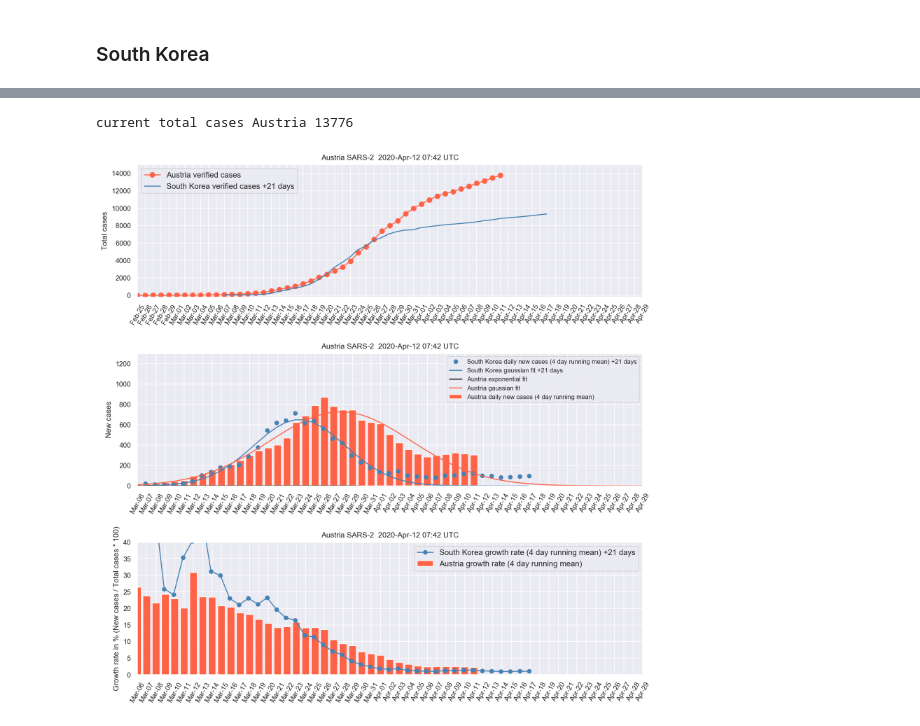
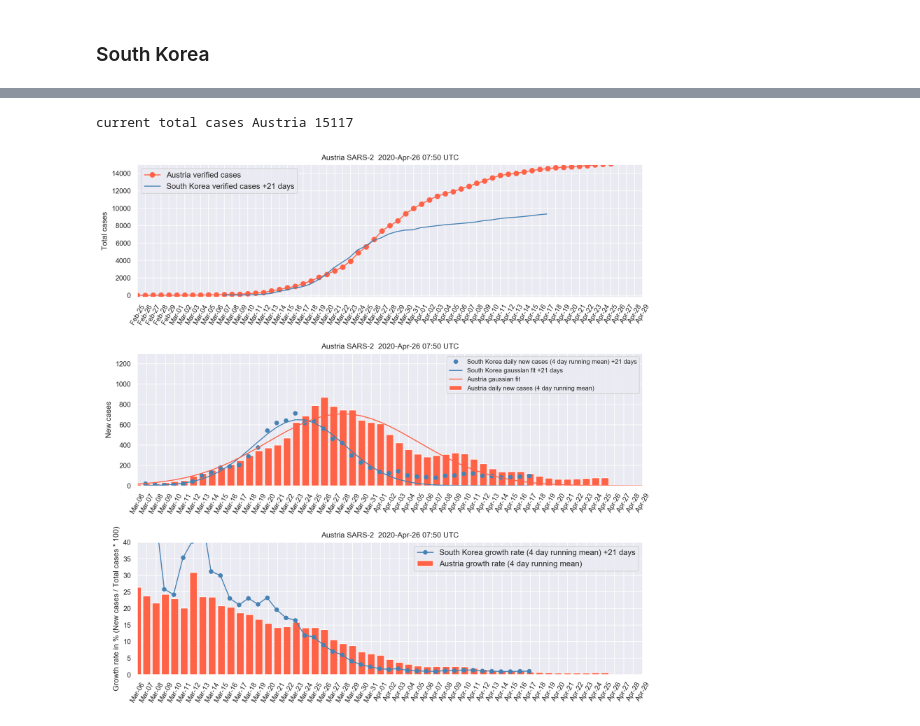
Before and after one commit to cmoestl/sars2_austria, a Jupyter notebook: plot_cases.ipynb, the cells around one changed output, grey strips where cells are left out. Cells and saved outputs as stored; diff of their text form; code cells hidden in the pictures.

```diff
--- a/plot_cases.ipynb
+++ b/plot_cases.ipynb
@@ -218,7 +218,7 @@ ax2.plot(dates_sk,newcases_sk,linestyle='',marker='o',color='steelblue',label='S
 ax2.plot(dates_sk,ygfit_sk,'steelblue',label='South Korea gaussian fit +'+str(south_korea_offset)+' days')
 
 ax2.bar(dates,newcases,color='tomato',label=country+' daily new cases (4 day running mean)')
-ax2.plot(dates_fut,np.gradient(fit),color='black',label=country+' exponential fit')
+#ax2.plot(dates_fut,np.gradient(fit),color='black',label=country+' exponential fit')
 ax2.plot(dates_fut,ygfit,color='tomato',linestyle='-',label=country+' gaussian fit')
 
 ax2.xaxis.set_major_formatter( matplotlib.dates.DateFormatter('%b-%d') )
@@ -241,32 +241,32 @@ grow_sk=newcases_sk/cases_sk*100
 ax3 = plt.subplot(313)
 #ax2.bar(dates_sk,np.gradient(cases_sk),color='steelblue',label='South Korea daily new cases +'+str(south_korea_offset)+' days')
 #ax2.plot(dates_sk,ygfit_sk,'steelblue',label='South Korea gaussian fit +'+str(south_korea_offset)+' days')
 ax3.plot(dates_sk,grow_sk,linestyle='-',marker='o',color='steelblue',label='South Korea growth rate (4 day running mean) +'+str(south_korea_offset)+' days')
 
 ax3.bar(dates,grow,color='tomato',label=country+' growth rate (4 day running mean)')
 #ax3.plot(dates,grow,color='tomato',label=country+' growth rate (4 day running mean)')
 
 
 #ax2.plot(dates_fut,np.gradient(fit),color='black',label=country+' exponential fit')
 #ax2.plot(dates_fut,ygfit,color='tomato',linestyle='-',label=country+' gaussian fit')
 
 ax3.xaxis.set_major_formatter( matplotlib.dates.DateFormatter('%b-%d') )
 plt.xticks(rotation=60)
 plt.ylabel('Growth rate in % (New cases / Total cases * 100)')
 plt.title(country+' SARS-2  '+now + ' UTC')
 ax3.set_xticks(dates_fut)
 plt.ylim(0,40)
 
 ax3.set_xlim([dates_fut[0]+10,dates_fut[-1]])
 
 plt.legend(loc=1,fontsize=10)
 
 
 
 plt.tight_layout()
 print('current total cases '+country,cases[-1])
 
 plt.savefig(filename)
 # %% [output]
-current total cases Austria 13776
+current total cases Austria 15117
-[figure, old version]
+[figure, new version]
```
Also changed, not shown: parts of 3 cells of this notebook, 2 other files.
